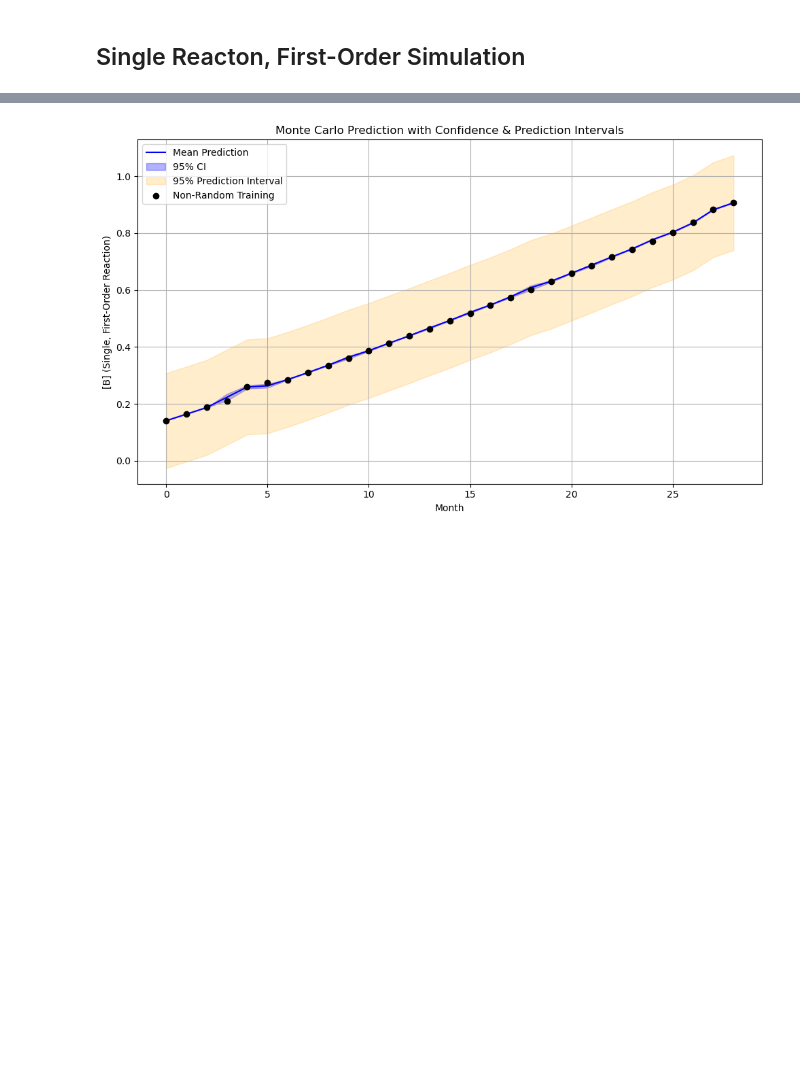
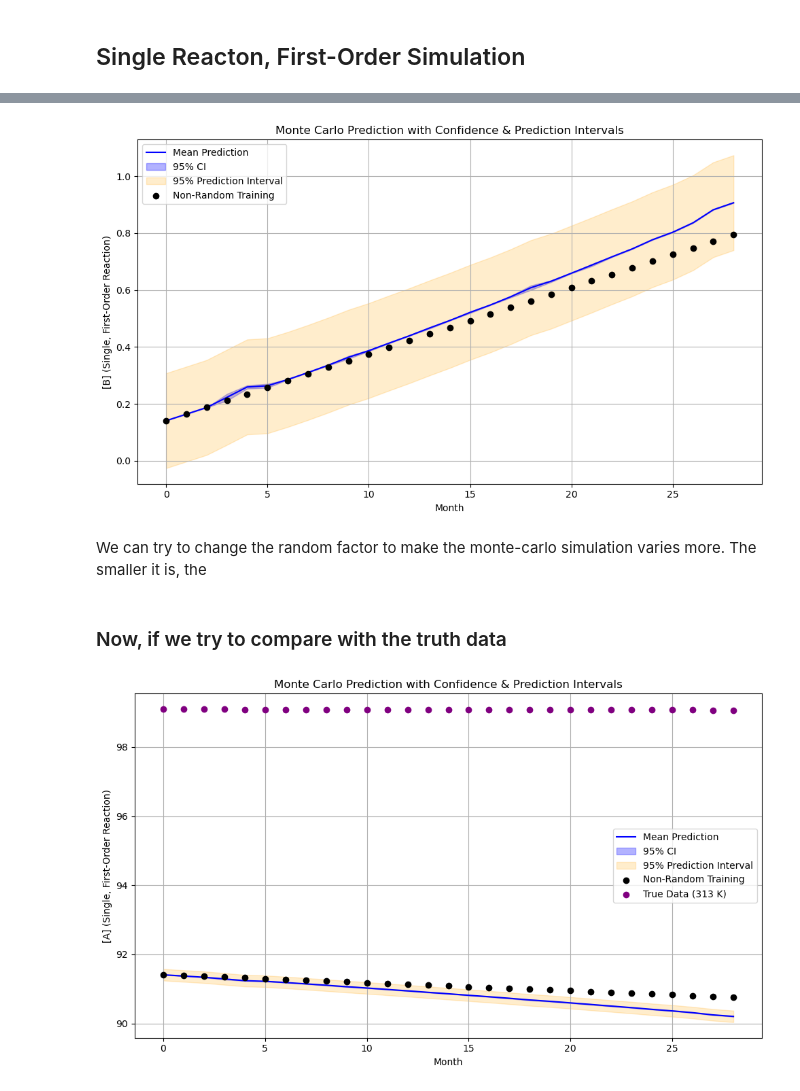
Before and after one commit to louiswids/skripsi, a Jupyter notebook: reproduce_simulation.ipynb, the cells around one changed output, grey strips where cells are left out. Cells and saved outputs as stored; diff of their text form; code cells hidden in the pictures; blank space fills up the shorter version.

Commit message:
compare simulation with true data (3 temperatures)

```diff
--- a/reproduce_simulation.ipynb
+++ b/reproduce_simulation.ipynb
@@ -12,6 +12,7 @@ from scipy.stats import t, norm
 from scipy.optimize import least_squares
 
 gas_const = scipy.constants.gas_constant
+RAND_FACTOR = 0.000001
 T_ref = 278
 N_MONTHS = 29
 N_SIMULATION = 999
@@ -125,7 +126,7 @@ t3_df = df[(df['Time (months)'] == 3) & (df['Temp (K)'].isin([278.15, 298.15, 31
 t6_df = df[(df['Time (months)'] == 6) & (df['Temp (K)'].isin([278.15, 298.15]))]
 df_train = pd.concat([t0_df, t1_df, t3_df, t6_df], ignore_index=True)
 
-df_test = df[df['Time (months)'] > 6]
+df_test = df[df['Time (months)'] > (36 - N_MONTHS)]
 # %%
 def residuals_B_single(params, combined_input_data, y_observed, B_0_fixed):
     t_vals = np.array(combined_input_data['Time (months)'])
@@ -163,22 +164,22 @@ preds_B = []
 lower_bounds_single_first = [80, 0, 0]
 upper_bounds_single_first = [100, np.inf, np.inf]
 
-
+result_B_non_random = least_squares(
+            residuals_B_single,
+            initial_guess_single,
+            args=(df_train, df_train['[B]'], 0 ), # taking assumption that [B]_0 is 0
+            bounds=(lower_bounds_single_first, upper_bounds_single_first),
+            verbose = 0,
+            method='trf'
+            )
 for i in range (N_MONTHS):
 
     A_preds = []
     B_preds = []
     time = i + 6
 
-    result_B = least_squares(
-            residuals_B_single,
-            initial_guess_single,
-            args=(df_train, df_train['[B]'], 0 ), # taking assumption that [B]_0 is 0
-            bounds=(lower_bounds_single_first, upper_bounds_single_first),
-            verbose = 0,
-            method='trf'
-        )
-    params = result_B.x
+
+    params = result_B_non_random.x
     A = A_single(params, time, DESIRED_TEMP)
     B = B_single(params, time, DESIRED_TEMP, 0)
     A_preds.append(A)
@@ -190,7 +191,7 @@ for i in range (N_MONTHS):
     random.seed(42)
     for j in range(N_SIMULATION):
         """ Assuming we are using t-distribution"""
-        noise = random.random() * 0.000001
+        noise = random.random() * RAND_FACTOR
         df_train['[B]'] = df_train['[B]'] + noise
 
         result_B = least_squares(
@@ -267,6 +269,7 @@ plt.fill_between(months, ci_lower_B[0], ci_upper_B[0], color='blue', alpha=0.3,
 plt.fill_between(months, pi_lower_B[0], pi_upper_B[0], color='orange', alpha=0.2, label='95% Prediction Interval')
 
 plt.scatter(months, preds_B, color='black', label='Non-Random Training', zorder=5)
+# plt.scatter(months, df_test[df_test['Temp (K)'] == 313.15]['[A]'], color='purple', label='True Data', zorder=5)
 plt.xlabel("Month")
 plt.ylabel("[B] (Single, First-Order Reaction)")
 plt.title("Monte Carlo Prediction with Confidence & Prediction Intervals")
@@ -275,4 +278,27 @@ plt.grid(True)
 plt.tight_layout()
 plt.show()
 # %% [output]
-[figure, old version]
+[figure, new version]
+# %% [markdown]
+We can try to change the random factor to make the monte-carlo simulation varies more. The smaller it is, the
+# %% [markdown]
+### Now, if we try to compare with the truth data
+# %%
+months = np.arange(N_MONTHS)
+
+plt.figure(figsize=(10, 6))
+plt.plot(months, np.array(mean_pred_A)[0], label='Mean Prediction', color='blue')
+plt.fill_between(months, ci_lower_A[0], ci_upper_A[0], color='blue', alpha=0.3, label='95% CI')
+plt.fill_between(months, pi_lower_A[0], pi_upper_A[0], color='orange', alpha=0.2, label='95% Prediction Interval')
+
+plt.scatter(months, preds_A, color='black', label='Non-Random Training', zorder=5)
+plt.scatter(months, df_test[df_test['Temp (K)'] == 278.15]['[A]'], color='purple', label='True Data (313 K)', zorder=5)
+plt.xlabel("Month")
+plt.ylabel("[A] (Single, First-Order Reaction)")
+plt.title("Monte Carlo Prediction with Confidence & Prediction Intervals")
+plt.legend()
+plt.grid(True)
+plt.tight_layout()
+plt.show()
+# %% [output]
+[figure, added]
```
Also changed, not shown: parts of 2 cells of this notebook.
